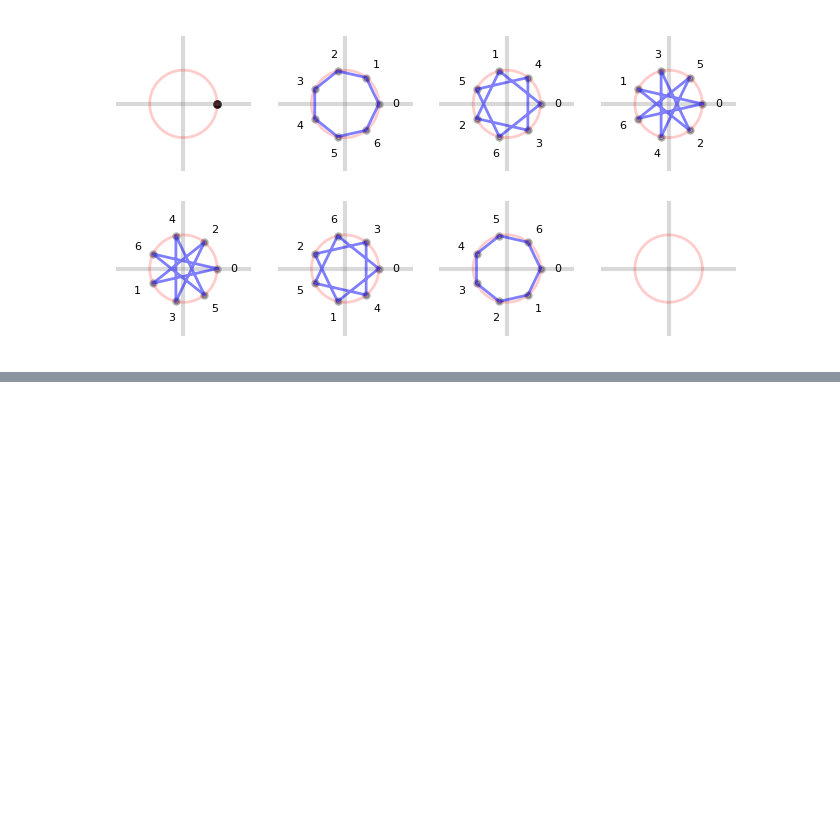
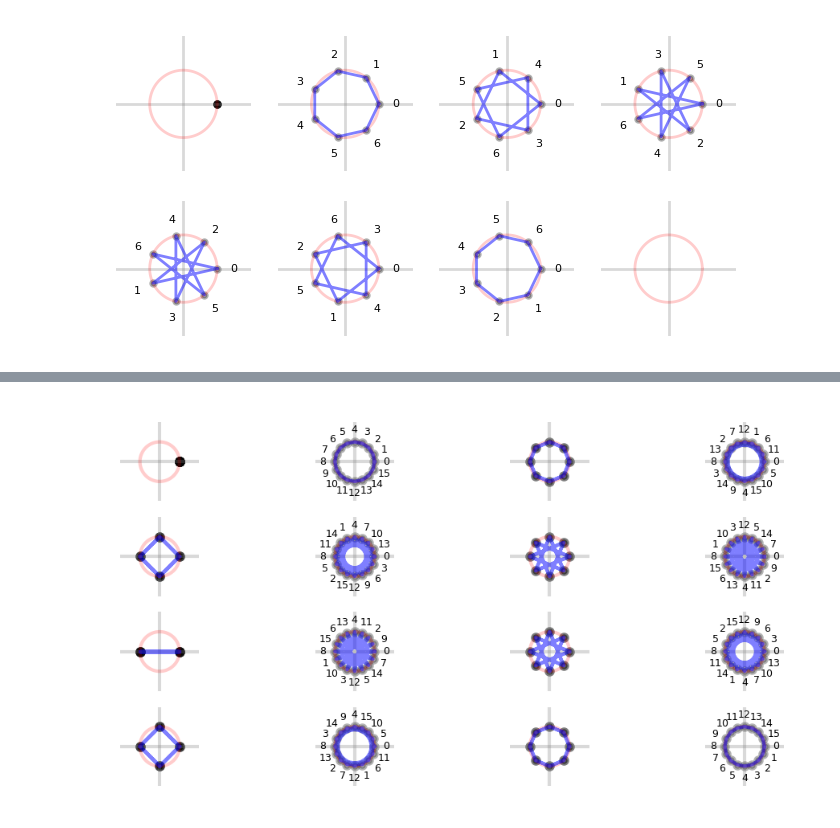
Before and after one commit to tedszy/fourier-tutor, a Jupyter notebook: geometry.ipynb, the cells around one changed output, grey strips where cells are left out. Cells and saved outputs as stored; diff of their text form; code cells hidden in the pictures; blank space fills up the shorter version.

```diff
--- a/geometry.ipynb
+++ b/geometry.ipynb
@@ -145,3 +145,31 @@ for i in range(3):
+# %%
+# Primitive polygon powers of order N = 16.
+# Is there something special when N is a power of 2?
+
+plt.rcParams['figure.figsize'] = [4, 2]
+plt.rcParams['figure.dpi'] = 300
+fig, ax = plt.subplots(4,4)
+N = 16
+power = 0
+lim = 2
+for i in range(4):
+    for j in range(4):
+        if power >= N:
+            axes_setup(ax[i,j], lim)
+            unit_circle_plot(ax[i,j])
+            break
+        axes_setup(ax[i,j], lim)
+        unit_circle_plot(ax[i,j])
+        polygon_plot(ax[i,j],
+                     primitive_polygon(N,power),
+                     annotate=np.gcd(N,power)==1,
+                     fontsize=3,
+                     offset_factor=0.6)
+        power += 1
+
+#plt.savefig("primitive16.png")
+# %% [output]
+[figure, added]
 # %%
 # Decompose a test polygon into linear homothetic combination of primitive prolygons.
 
```
Also changed, not shown: parts of 10 cells of this notebook.
